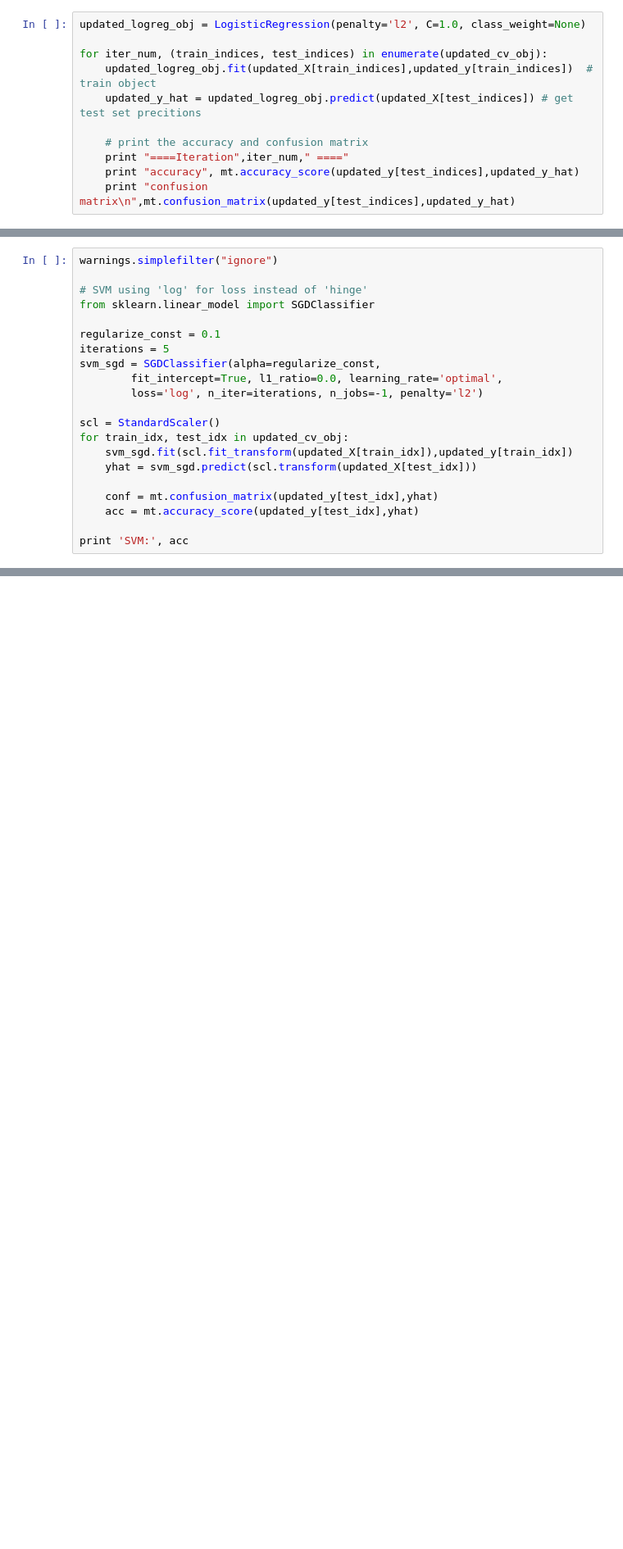
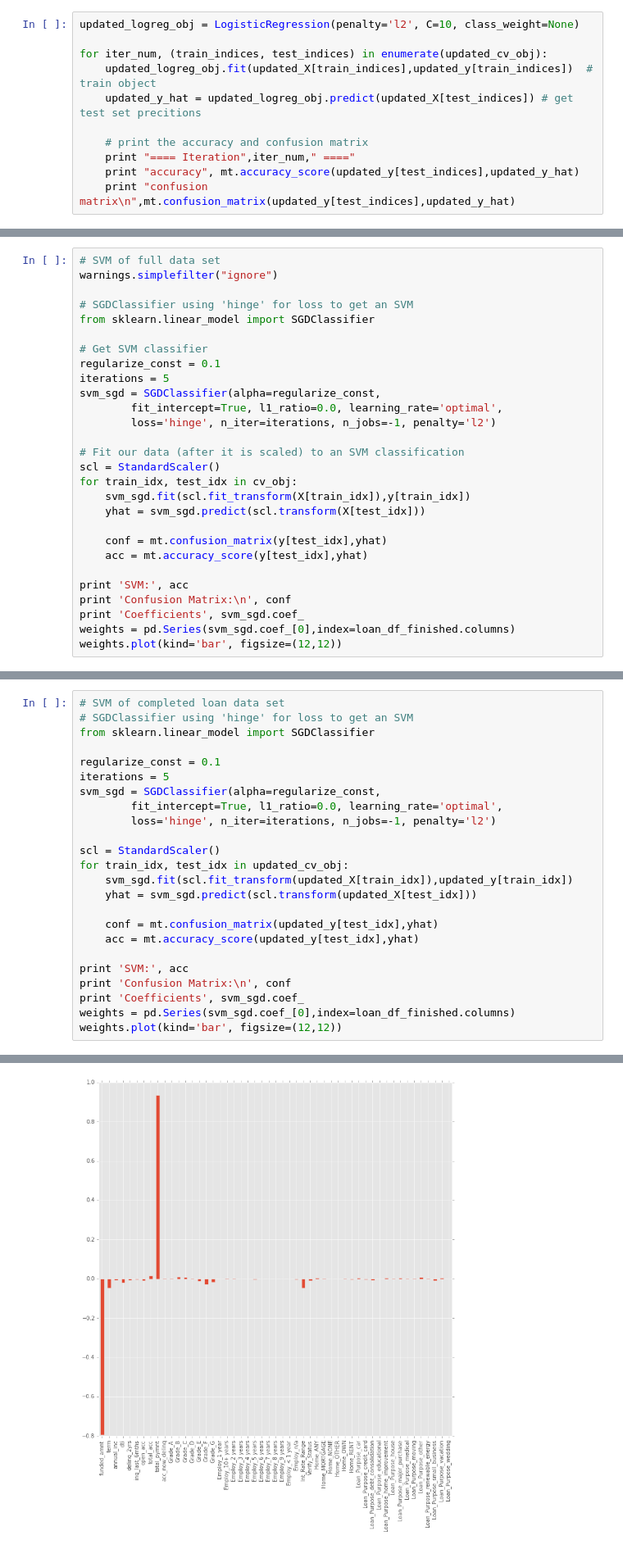
Before and after one commit to mridulja/MSDS7331_Project1, a Jupyter notebook: Mini Lab Assignment.ipynb, the cells around one changed output, grey strips where cells are left out. Shown at 82% size. Saved outputs shown, nothing was run; the diff lists cells and outputs as text; blank space fills up the shorter version.

```diff
--- a/Mini Lab Assignment.ipynb
+++ b/Mini Lab Assignment.ipynb
@@ -263,12 +235,12 @@ ShuffleSplit(270887, n_iter=5, test_size=0.2, random_state=None)
 # %%
-updated_logreg_obj = LogisticRegression(penalty='l2', C=1.0, class_weight=None)
+updated_logreg_obj = LogisticRegression(penalty='l2', C=10, class_weight=None)
 
 for iter_num, (train_indices, test_indices) in enumerate(updated_cv_obj):
     updated_logreg_obj.fit(updated_X[train_indices],updated_y[train_indices])  # train object
     updated_y_hat = updated_logreg_obj.predict(updated_X[test_indices]) # get test set precitions
 
     # print the accuracy and confusion matrix
-    print "====Iteration",iter_num," ===="
+    print "==== Iteration",iter_num," ===="
     print "accuracy", mt.accuracy_score(updated_y[test_indices],updated_y_hat)
     print "confusion matrix\n",mt.confusion_matrix(updated_y[test_indices],updated_y_hat)
 # %% [output]
@@ -395,0 +363,28 @@ plt.show()
+# %%
+# SVM of full data set
+warnings.simplefilter("ignore")
+
+# SGDClassifier using 'hinge' for loss to get an SVM
+from sklearn.linear_model import SGDClassifier
+
+# Get SVM classifier
+regularize_const = 0.1
+iterations = 5
+svm_sgd = SGDClassifier(alpha=regularize_const,
+        fit_intercept=True, l1_ratio=0.0, learning_rate='optimal',
+        loss='hinge', n_iter=iterations, n_jobs=-1, penalty='l2')
+
+# Fit our data (after it is scaled) to an SVM classification
+scl = StandardScaler()
+for train_idx, test_idx in cv_obj:
+    svm_sgd.fit(scl.fit_transform(X[train_idx]),y[train_idx])
+    yhat = svm_sgd.predict(scl.transform(X[test_idx]))
+
+    conf = mt.confusion_matrix(y[test_idx],yhat)
+    acc = mt.accuracy_score(y[test_idx],yhat)
+
+print 'SVM:', acc
+print 'Confusion Matrix:\n', conf
+print 'Coefficients', svm_sgd.coef_
+weights = pd.Series(svm_sgd.coef_[0],index=loan_df_finished.columns)
+weights.plot(kind='bar', figsize=(12,12))
@@ -396,14 +413,13 @@ plt.show()
 # %%
-warnings.simplefilter("ignore")
-
-# SVM using 'log' for loss instead of 'hinge'
+# SVM of completed loan data set
+# SGDClassifier using 'hinge' for loss to get an SVM
 from sklearn.linear_model import SGDClassifier
 
 regularize_const = 0.1
 iterations = 5
 svm_sgd = SGDClassifier(alpha=regularize_const,
         fit_intercept=True, l1_ratio=0.0, learning_rate='optimal',
-        loss='log', n_iter=iterations, n_jobs=-1, penalty='l2')
+        loss='hinge', n_iter=iterations, n_jobs=-1, penalty='l2')
 
 scl = StandardScaler()
 for train_idx, test_idx in updated_cv_obj:
@@ -414,4 +430,8 @@ for train_idx, test_idx in updated_cv_obj:
     acc = mt.accuracy_score(updated_y[test_idx],yhat)
 
 print 'SVM:', acc
+print 'Confusion Matrix:\n', conf
+print 'Coefficients', svm_sgd.coef_
+weights = pd.Series(svm_sgd.coef_[0],index=loan_df_finished.columns)
+weights.plot(kind='bar', figsize=(12,12))
 # %% [output]
@@ -418,0 +456 @@ SVM: 0.837590904057
+[figure, added]
```
Also changed, not shown: parts of 28 cells of this notebook.
